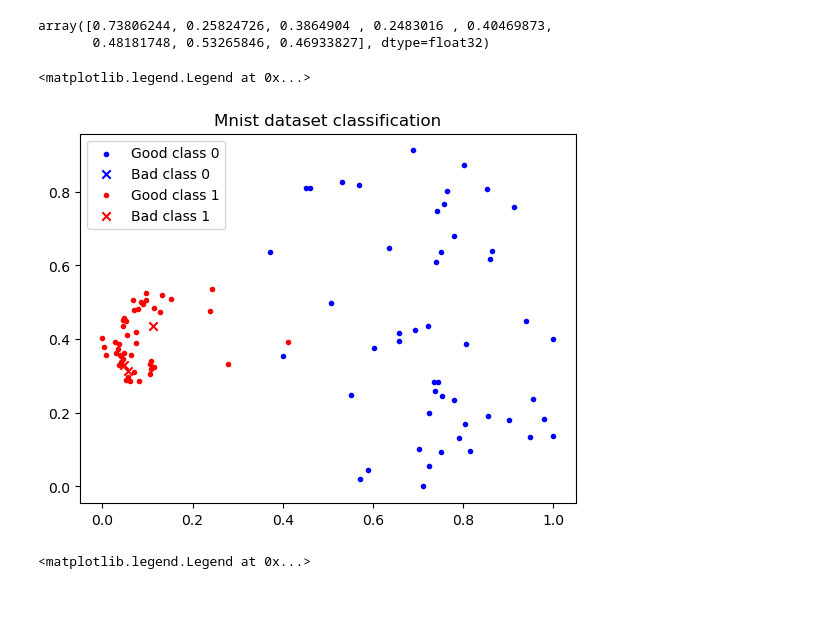
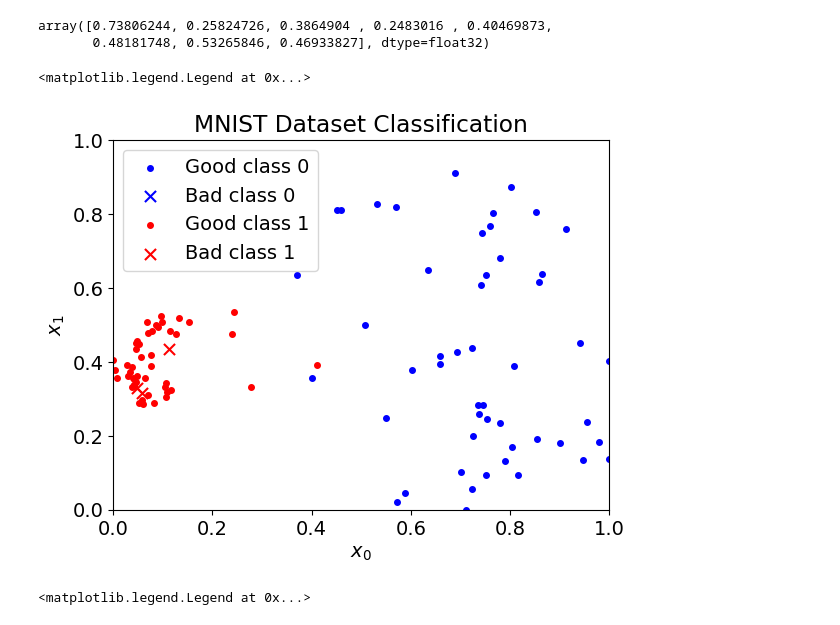
Before and after one commit to QSciTech-QuantumBC-Workshop/QuanLearnInnovators, a Jupyter notebook: vqc_pca_mnist_kernel_attempt_seb.ipynb, the cells around one changed output. Cells and saved outputs as stored; diff of their text form; code cells hidden in the pictures.

Commit message:
updating kernal method with training results

```diff
--- a/vqc_pca_mnist_kernel_attempt_seb.ipynb
+++ b/vqc_pca_mnist_kernel_attempt_seb.ipynb
@@ -262,0 +289,10 @@ x_total.shape #so we could have just taken all data from test or train, just kee
+# %%
+train = np.concatenate((x_train_small_pca,np.array([y_train]).T),axis=1)
+train = train[train[:,-1].argsort()]
+x_train_small_pca = train[:,0:8]
+y_train = train[:,-1]
+
+test = np.concatenate((x_test_small_pca,np.array([y_test]).T),axis=1)
+test = test[test[:,-1].argsort()]
+x_test_small_pca = test[:,0:8]
+y_test = test[:,-1]
@@ -347,18 +389,29 @@ x_b_good[0] #the 8 parameters for this data set
 # %% [output]
 array([0.73806244, 0.25824726, 0.3864904 , 0.2483016 , 0.40469873,
        0.48181748, 0.53265846, 0.46933827], dtype=float32)
+# %%
+# change the font size
+
+
+plt.rcParams.update({'font.size': 14})
 # %%
 #plot whether the algo gives the correct outcome for each x, by the first two variables in x
-plt.scatter(x_b_good[:,0], x_b_good[:,1], c='b', marker=".", label="Good class 0")
-plt.scatter(x_b_bad[:,0], x_b_bad[:,1], c='b', marker="x", label="Bad class 0")
-plt.scatter(x_r_good[:,0], x_r_good[:,1], c='r', marker=".", label="Good class 1")
-plt.scatter(x_r_bad[:,0], x_r_bad[:,1], c='r', marker="x", label="Bad class 1")
+plt.scatter(x_b_good[:,0], x_b_good[:,1], c='b', marker=".", label="Good class 0", s=64)
+plt.scatter(x_b_bad[:,0], x_b_bad[:,1], c='b', marker="x", label="Bad class 0", s=64)
+plt.scatter(x_r_good[:,0], x_r_good[:,1], c='r', marker=".", label="Good class 1", s=64)
+plt.scatter(x_r_bad[:,0], x_r_bad[:,1], c='r', marker="x", label="Bad class 1", s=64)
 
-plt.title("Mnist dataset classification")
+plt.xlabel("$x_0$")
+plt.ylabel("$x_1$")
+
+plt.ylim(0, 1)
+plt.xlim(0,1)
+
+plt.title("MNIST Dataset Classification")
 plt.legend()
 # %% [output]
 <matplotlib.legend.Legend at 0x...>
-[figure, old version]
+[figure, new version]
 # %%
 #plot whether the algo gives the correct outcome for each x, by 3rd and 4th variable in x
 plt.scatter(x_b_good[:,2], x_b_good[:,3], c='b', marker=".", label="Good class 0")
```
Also changed, not shown: parts of 65 cells of this notebook.
